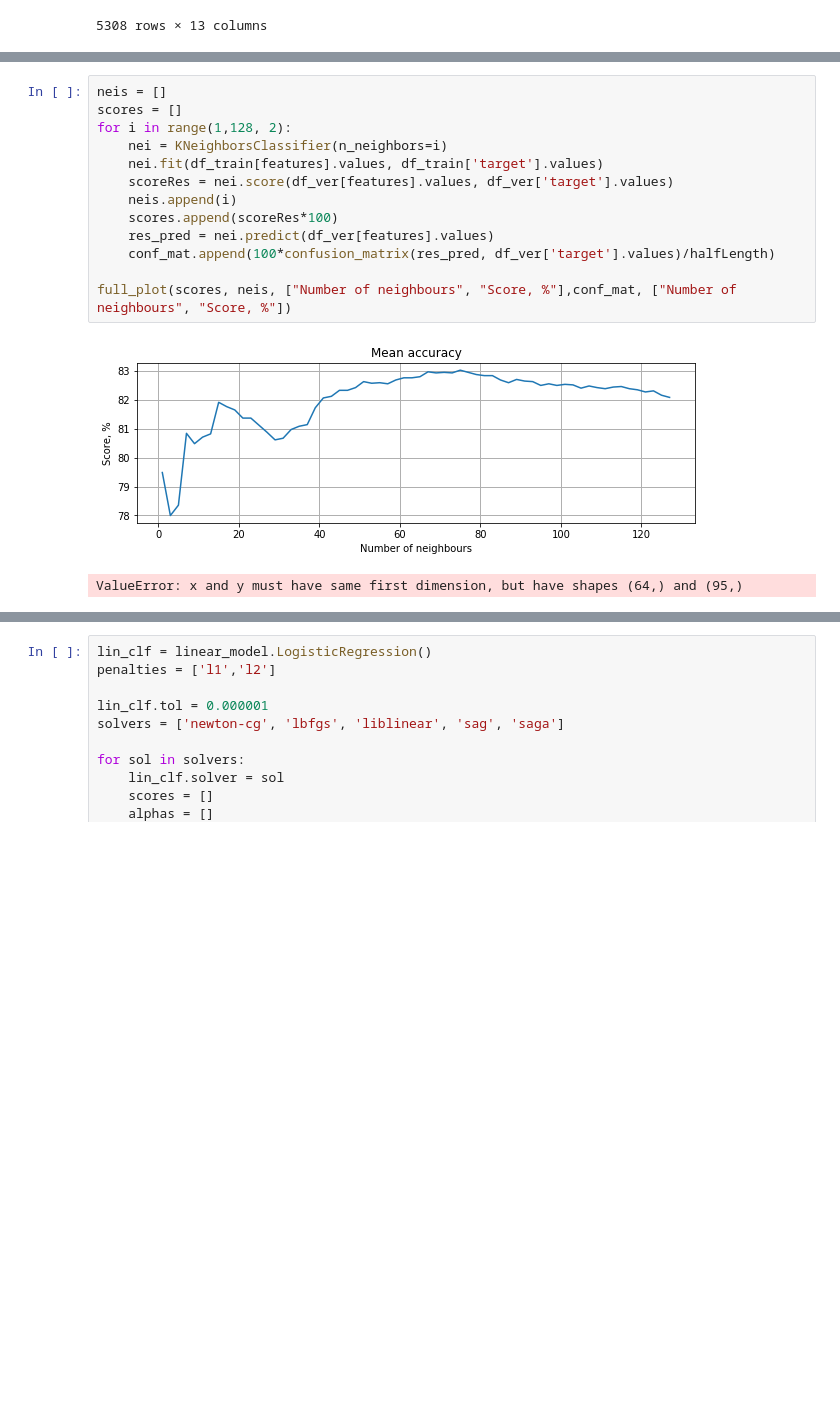
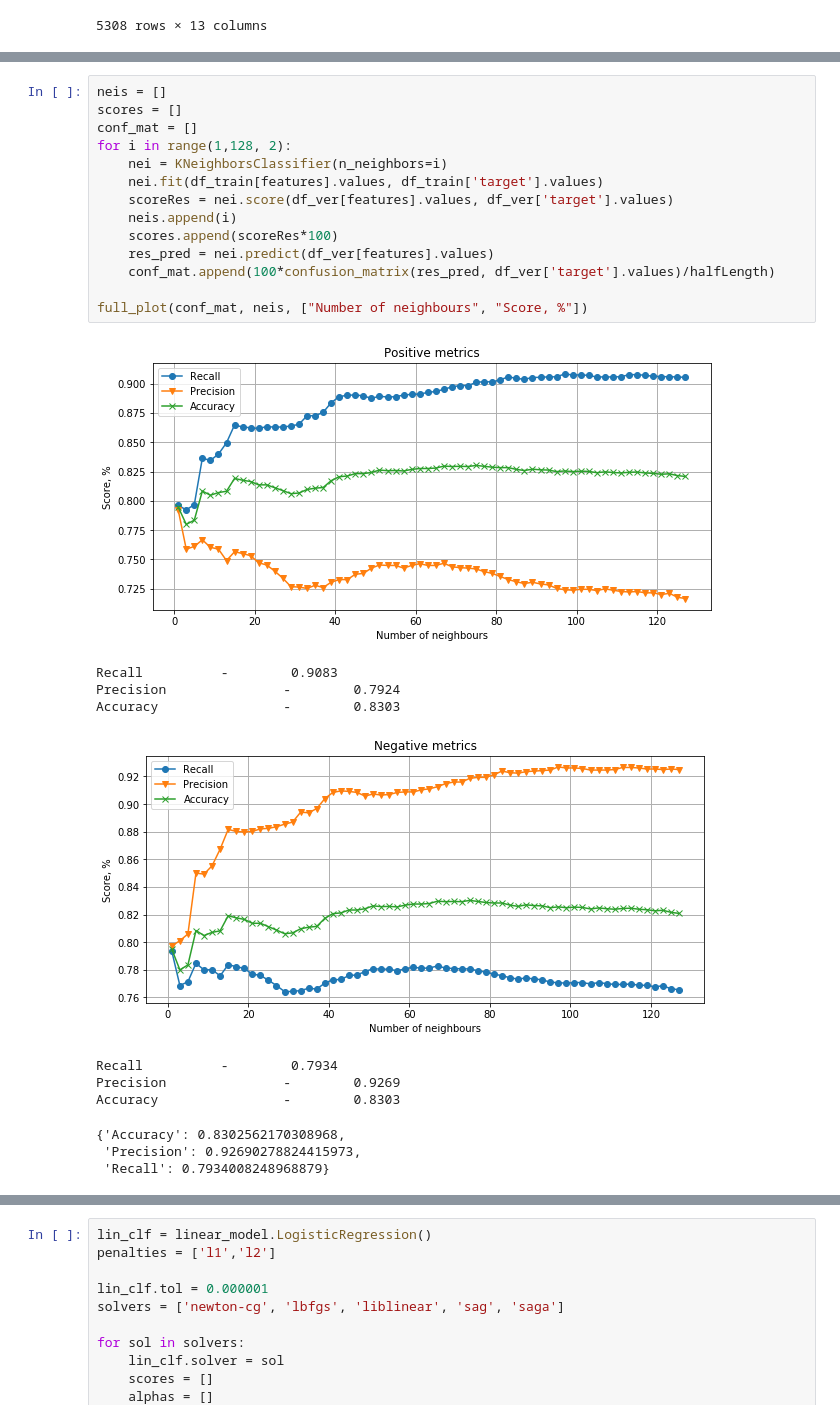
Before and after one commit to SemVan/PySignalClassifier, a Jupyter notebook: TreeSignalClassifier.ipynb, the cells around one changed output, grey strips where cells are left out. Drawn from its saved outputs; the diff is of its cells as text; blank space fills up the shorter version.

Commit message:
changes to plot style

```diff
--- a/TreeSignalClassifier.ipynb
+++ b/TreeSignalClassifier.ipynb
@@ -178,19 +201,29 @@ Accuracy        -        0.8606
 # %%
 neis = []
 scores = []
+conf_mat = []
 for i in range(1,128, 2):
     nei = KNeighborsClassifier(n_neighbors=i)
     nei.fit(df_train[features].values, df_train['target'].values)
     scoreRes = nei.score(df_ver[features].values, df_ver['target'].values)
     neis.append(i)
     scores.append(scoreRes*100)
     res_pred = nei.predict(df_ver[features].values)
     conf_mat.append(100*confusion_matrix(res_pred, df_ver['target'].values)/halfLength)
 
-full_plot(scores, neis, ["Number of neighbours", "Score, %"],conf_mat, ["Number of neighbours", "Score, %"])
+full_plot(conf_mat, neis, ["Number of neighbours", "Score, %"])
 # %% [output]
-[figure, old version]
+[figure, new version]
-ValueError: x and y must have same first dimension, but have shapes (64,) and (95,)
+Recall          -        0.9083
+Precision               -        0.7924
+Accuracy                -        0.8303
+[figure, added]
+Recall          -        0.7934
+Precision               -        0.9269
+Accuracy                -        0.8303
+{'Accuracy': 0.8302562170308968,
+ 'Precision': 0.92690278824415973,
+ 'Recall': 0.7934008248968879}
 # %%
 # The official page of the algorithm states that random forest does not overfit,
 # and you can use as much trees as you want. But Mark R. Segal
```
Also changed, not shown: parts of 3 cells of this notebook.
